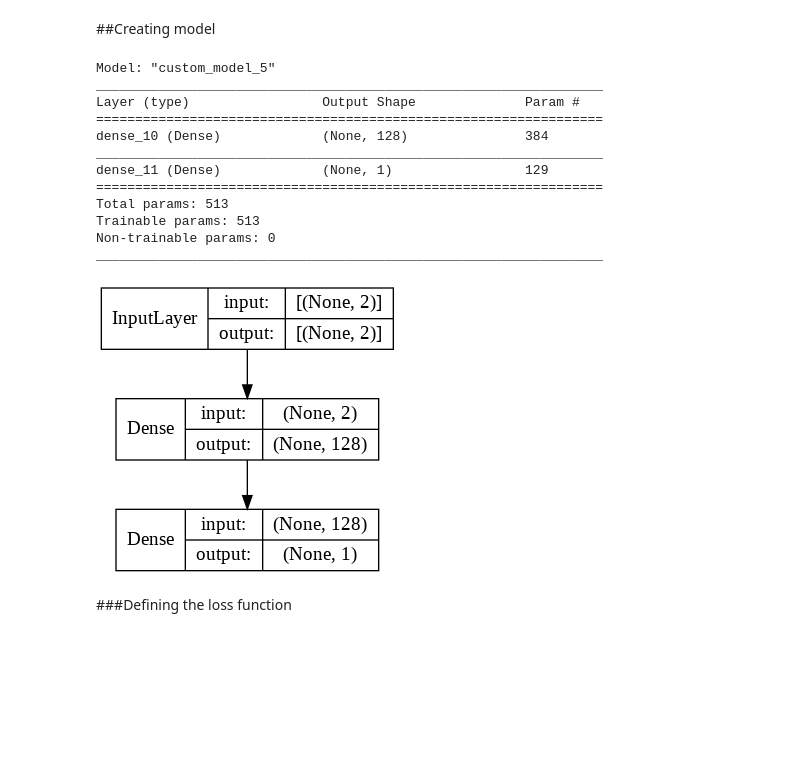
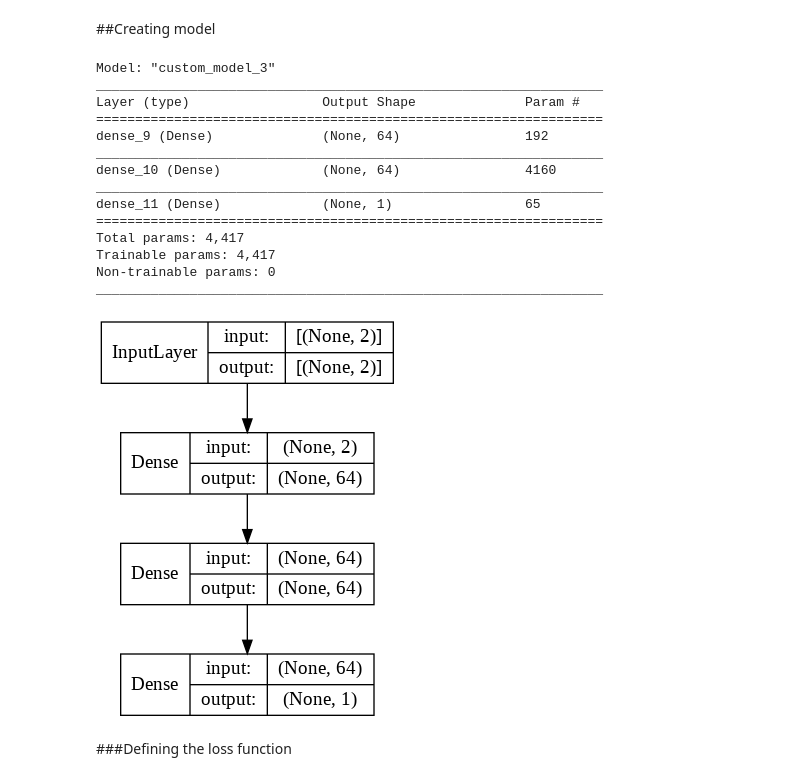
Before and after one commit to Egoago/Onlab, a Jupyter notebook: Önlab.ipynb, the cells around one changed output. Saved outputs shown, nothing was run; the diff lists cells and outputs as text; code cells hidden in the pictures; blank space fills up the shorter version.

```diff
--- a/Önlab.ipynb
+++ b/Önlab.ipynb
@@ -135,27 +135,29 @@ class CustomModel(Sequential):
 # %%
 from tensorflow.keras.layers import Dense
 
 model = CustomModel([
-  Dense(128, activation='relu', kernel_initializer='he_normal', input_shape = (2,)),
-  #Dense(128, activation='relu', kernel_initializer='he_normal'),
+  Dense(64, activation='relu', kernel_initializer='he_normal', input_shape = (2,)),
+  Dense(64, activation='relu', kernel_initializer='he_normal'),
   Dense(1, activation='linear')
 ])
 model.summary()
 keras.utils.plot_model(model, show_shapes=True, show_layer_names=False)
 # %% [output]
-Model: "custom_model_5"
+Model: "custom_model_3"
 _________________________________________________________________
 Layer (type)                 Output Shape              Param #
 =================================================================
-dense_10 (Dense)             (None, 128)               384
+dense_9 (Dense)              (None, 64)                192
 _________________________________________________________________
-dense_11 (Dense)             (None, 1)                 129
+dense_10 (Dense)             (None, 64)                4160
+_________________________________________________________________
+dense_11 (Dense)             (None, 1)                 65
 =================================================================
-Total params: 513
-Trainable params: 513
+Total params: 4,417
+Trainable params: 4,417
 Non-trainable params: 0
 _________________________________________________________________
-[figure, old version]
+[figure, new version]
 # %% [markdown]
 ###Defining the loss function
 # %%
```
Also changed, not shown: parts of 4 cells of this notebook.
